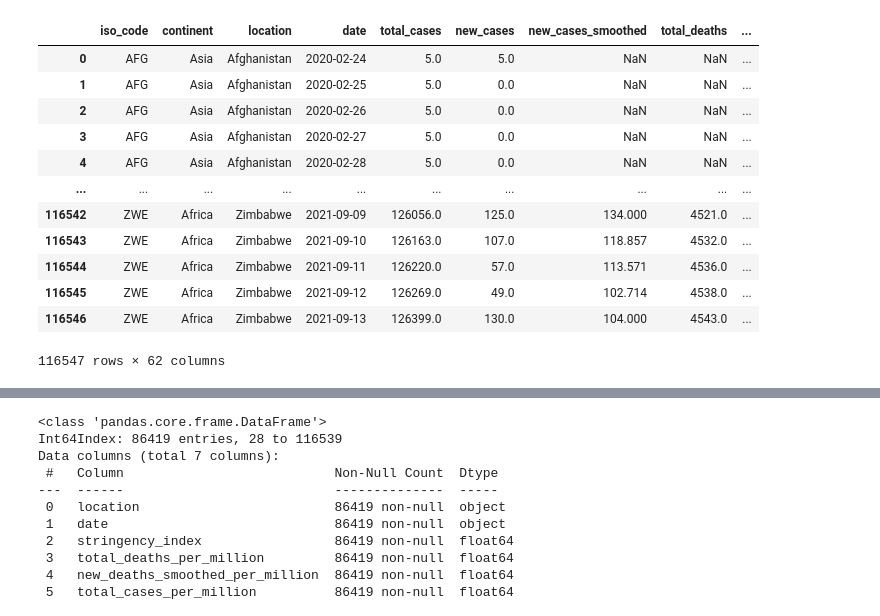
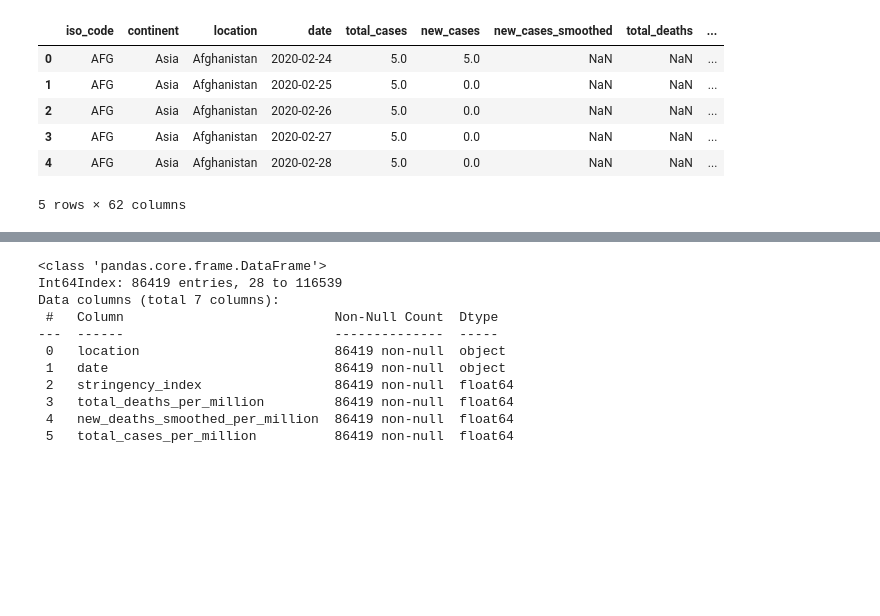
Before and after one commit to vignesh-sundaramoorthi/HNVY-Project1, a Jupyter notebook: policy_responses.ipynb, the cells around one changed output, grey strips where cells are left out. Cells and saved outputs as stored; diff of their text form; code cells hidden in the pictures; blank space fills up the shorter version.

```diff
--- a/policy_responses.ipynb
+++ b/policy_responses.ipynb
@@ -13,18 +13,13 @@ file_to_load = "Resources/owid-covid-data.csv"
 covid_data = pd.read_csv(file_to_load)
 # %%
-covid_data
+# Display the data table for preview
+covid_data.head()
 # %% [output]
 |  | iso_code | continent | location | date | total_cases | new_cases | new_cases_smoothed | total_deaths | ... |
 | 0 | AFG | Asia | Afghanistan | 2020-02-24 | 5.0 | 5.0 | NaN | NaN | ... |
 | 1 | AFG | Asia | Afghanistan | 2020-02-25 | 5.0 | 0.0 | NaN | NaN | ... |
 | 2 | AFG | Asia | Afghanistan | 2020-02-26 | 5.0 | 0.0 | NaN | NaN | ... |
 | 3 | AFG | Asia | Afghanistan | 2020-02-27 | 5.0 | 0.0 | NaN | NaN | ... |
 | 4 | AFG | Asia | Afghanistan | 2020-02-28 | 5.0 | 0.0 | NaN | NaN | ... |
-| ... | ... | ... | ... | ... | ... | ... | ... | ... | ... |
-| 116542 | ZWE | Africa | Zimbabwe | 2021-09-09 | 126056.0 | 125.0 | 134.000 | 4521.0 | ... |
-| 116543 | ZWE | Africa | Zimbabwe | 2021-09-10 | 126163.0 | 107.0 | 118.857 | 4532.0 | ... |
-| 116544 | ZWE | Africa | Zimbabwe | 2021-09-11 | 126220.0 | 57.0 | 113.571 | 4536.0 | ... |
-| 116545 | ZWE | Africa | Zimbabwe | 2021-09-12 | 126269.0 | 49.0 | 102.714 | 4538.0 | ... |
-| 116546 | ZWE | Africa | Zimbabwe | 2021-09-13 | 126399.0 | 130.0 | 104.000 | 4543.0 | ... |
-116547 rows × 62 columns
+5 rows × 62 columns
 # %%
```
Also changed, not shown: parts of 19 cells of this notebook, 2 other files.
